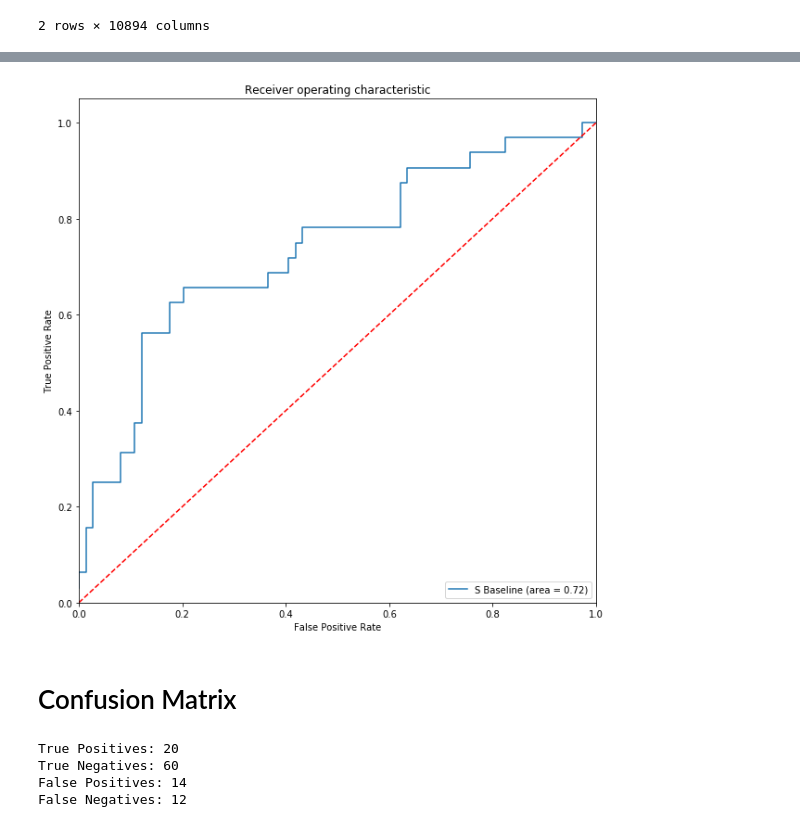
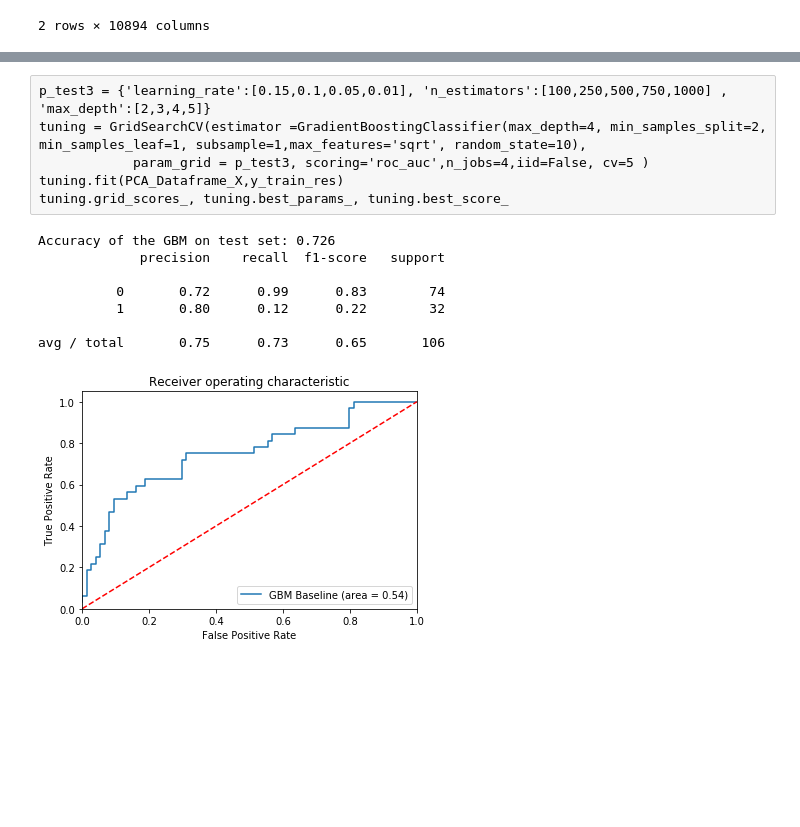
Before and after one commit to RatnamDubey/Tempus2018, a Jupyter notebook: Tempus_CaseStudy_RD.ipynb, the cells around one changed output, grey strips where cells are left out. Saved outputs shown, nothing was run; the diff lists cells and outputs as text; code cells hidden in the pictures; blank space fills up the shorter version.

```diff
--- a/Tempus_CaseStudy_RD.ipynb
+++ b/Tempus_CaseStudy_RD.ipynb
@@ -216,10 +144,10 @@ plt.show()
 # %%
 # Transforming Train Data
-pca = PCA(n_components=5)
+pca = PCA(n_components=90,random_state=100)
 pca_model = pca.fit(X_resampled)
 New_data = pca.transform(X_resampled)
 PCA_Dataframe_X = pd.DataFrame(New_data)
-PCA_Dataframe_X.columns=['A','B','C','D','E']
+#PCA_Dataframe_X.columns=['A','B','C','D','E']
 # Trnasforming Test with pCA
 XOS_test = pca.transform(X_test)
 XOS_test_final = pd.DataFrame(XOS_test)
@@ -310,9 +211,0 @@ Best parameters set found on development set:
-# %%
-from sklearn import svm
-svm_model = svm.SVC(kernel='rbf', C=15, gamma=0.01 ,probability=True)
-svm_model.fit(PCA_Dataframe_X , y_resampled)
-svm_model.score(PCA_Dataframe_X , y_resampled)
-#Predict Output
-y= svm_model.predict(XOS_test_final)
-print('Accuracy of the SVM on test set: {:.3f}'.format(svm_model.score(XOS_test_final, y_test)))
-print(classification_report(y_test, predicted))
@@ -328,0 +212,8 @@ avg / total       0.76      0.75      0.76       106
+# %%
+# Model Training and Model Testing with Default parameters
+baseline = GradientBoostingClassifier(learning_rate=0.1, n_estimators=100,max_depth=3, min_samples_split=2, min_samples_leaf=1, subsample=1,max_features='sqrt', random_state=10)
+baseline.fit(PCA_Dataframe_X,y_train_res)
+predictors=list(PCA_Dataframe_X)
+print('Accuracy of the GBM on test set: {:.3f}'.format(baseline.score(X_test_final, y_test)))
+pred=baseline.predict(X_test_final)
+print(classification_report(y_test, pred))
@@ -329,37 +228,51 @@ avg / total       0.76      0.75      0.76       106
+# %% [raw]
+p_test3 = {'learning_rate':[0.15,0.1,0.05,0.01], 'n_estimators':[100,250,500,750,1000] , 'max_depth':[2,3,4,5]}
+tuning = GridSearchCV(estimator =GradientBoostingClassifier(max_depth=4, min_samples_split=2, min_samples_leaf=1, subsample=1,max_features='sqrt', random_state=10),
+            param_grid = p_test3, scoring='roc_auc',n_jobs=4,iid=False, cv=5 )
+tuning.fit(PCA_Dataframe_X,y_train_res)
+tuning.grid_scores_, tuning.best_params_, tuning.best_score_
+# %%
+# Using the Tuned Parameters
+model1 = GradientBoostingClassifier(learning_rate=0.05, n_estimators=500,max_depth=5, min_samples_split=2, min_samples_leaf=1, subsample=1,max_features='sqrt', random_state=10)
+model1.fit(PCA_Dataframe_X,y_train_res)
+predictors=list(PCA_Dataframe_X)
+print('Accuracy of the GBM on test set: {:.3f}'.format(model1.score(X_test, y_test)))
+pred=model1.predict(X_test_final)
+print(classification_report(y_test, pred))
+# %% [output]
+Accuracy of the GBM on test set: 0.726
+             precision    recall  f1-score   support
+
+          0       0.72      0.99      0.83        74
+          1       0.80      0.12      0.22        32
+
+avg / total       0.75      0.73      0.65       106
 # %%
 from sklearn import metrics
 from sklearn.metrics import roc_auc_score
 from sklearn.metrics import roc_curve
 
 
+#run models
+model1.fit(X_train,y_train)
 #calculate values for ROC AUC plot
-baseline_roc_auc = roc_auc_score(y_test, svm_model.predict(XOS_test_final))
-fprB, tprB, thresholdsB = roc_curve(y_test, svm_model.predict_proba(XOS_test_final)[:,1])
+#baseline model
+baseline_roc_auc = roc_auc_score(y_test, baseline.predict(X_test))
+fprB, tprB, thresholdsB = roc_curve(y_test, baseline.predict_proba(X_test)[:,1])
 
-# plot Figure
 
-plt.figure(figsize=(10, 10))
-plt.plot(fprB, tprB, label='S Baseline (area = %0.2f)' % baseline_roc_auc)
+
+plt.figure()
+plt.plot(fprB, tprB, label='GBM Baseline (area = %0.2f)' % baseline_roc_auc)
+
 plt.plot([0, 1], [0, 1],'r--')
 plt.xlim([0.0, 1.0])
 plt.ylim([0.0, 1.05])
 plt.xlabel('False Positive Rate')
 plt.ylabel('True Positive Rate')
 plt.title('Receiver operating characteristic')
 plt.legend(loc="lower right")
+plt.savefig('Log_ROC')
 plt.show()
 # %% [output]
-[figure, old version]
+[figure, new version]
-# %% [markdown]
-# Confusion Matrix
-# %%
-tn, fp, fn, tp = confusion_matrix(y_test,predicted).ravel()
-print ("True Positives:", tp)
-print ("True Negatives:", tn)
-print ("False Positives:", fp)
-print ("False Negatives:", fn)
-# %% [output]
-True Positives: 20
-True Negatives: 60
-False Positives: 14
-False Negatives: 12
```
Also changed, not shown: parts of 31 cells of this notebook.
